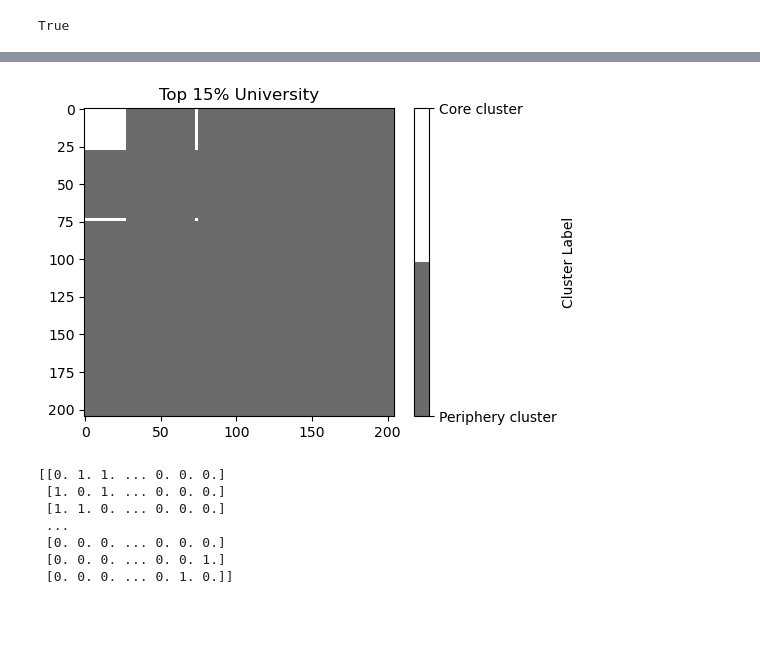
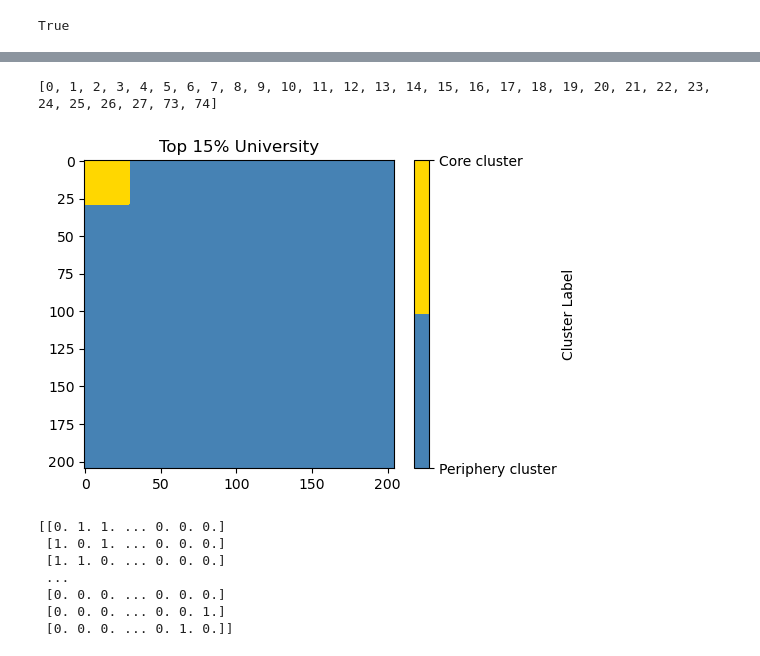
Before and after one commit to SinyoungPark2681/dase, a Jupyter notebook: RealDatasets/FacultyHiring.ipynb, the cells around one changed output, grey strips where cells are left out. Saved outputs shown, nothing was run; the diff lists cells and outputs as text; code cells hidden in the pictures; blank space fills up the shorter version.

```diff
--- a/RealDatasets/FacultyHiring.ipynb
+++ b/RealDatasets/FacultyHiring.ipynb
@@ -164,32 +170,50 @@ colormap_heatmap = ListedColormap([
+# %%
+idx = [i for i, v in enumerate(top_uni) if v == 1]
+print(idx)
+# %% [output]
+[0, 1, 2, 3, 4, 5, 6, 7, 8, 9, 10, 11, 12, 13, 14, 15, 16, 17, 18, 19, 20, 21, 22, 23, 24, 25, 26, 27, 73, 74]
+# %%
+import numpy as np
+
+top_uni_sorted = np.array(top_uni)
+
+vals = top_uni_sorted[[73, 74]]
+
+# remove
+top_uni_sorted = np.delete(top_uni_sorted, [73, 74])
+
+# insert
+top_uni_sorted = np.insert(top_uni_sorted, 28, vals[0])
+top_uni_sorted = np.insert(top_uni_sorted, 29, vals[1])
 # %%
 import numpy as np
 import matplotlib.pyplot as plt
 from matplotlib.colors import ListedColormap
 
 N = 205
 
 label_matrix = np.zeros((N, N), dtype=int)
 for i in range(N):
     for j in range(N):
-        if top_uni[i] == top_uni[j]:
-            label_matrix[i, j] = top_uni[i]
+        if top_uni_sorted[i] == top_uni_sorted[j]:
+            label_matrix[i, j] = top_uni_sorted[i]
 
-color_1 = "#FFFFFF"   # different cluster
-color_0 = "#6B6B6B"   # same cluster
+color_1 = '#FFD700'   # different cluster
+color_0 = '#4682B4'   # same cluster
 
 binary_cmap = ListedColormap([color_0, color_1])
 
 plt.figure(figsize=(5,4))
 plt.imshow(label_matrix > 0, cmap=binary_cmap, aspect='auto')
 
 cbar = plt.colorbar(ticks=[0, 1])
 cbar.set_ticklabels(["Periphery cluster", "Core cluster"])
 cbar.set_label("Cluster Label")
 
 plt.title("Top 15% University")
 plt.show()
 # %% [output]
-[figure, old version]
+[figure, new version]
 # %%
 # Get the adjacency matrix
 A = nx.to_numpy_array(G_faculty)
```
Also changed, not shown: parts of 14 cells of this notebook.
